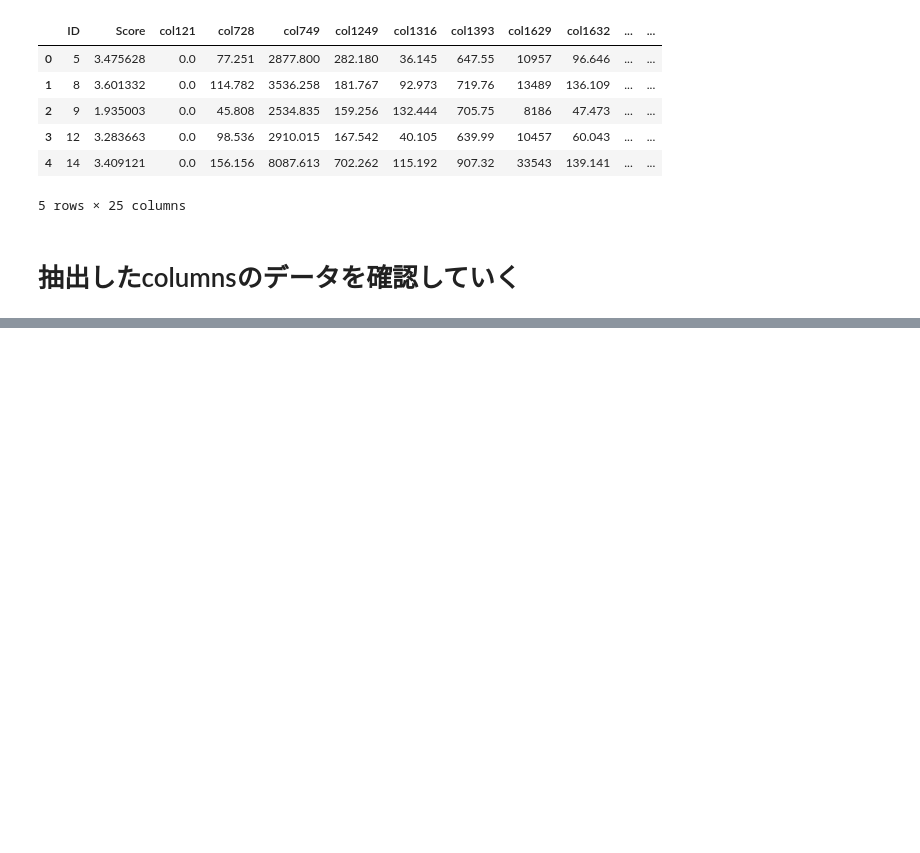
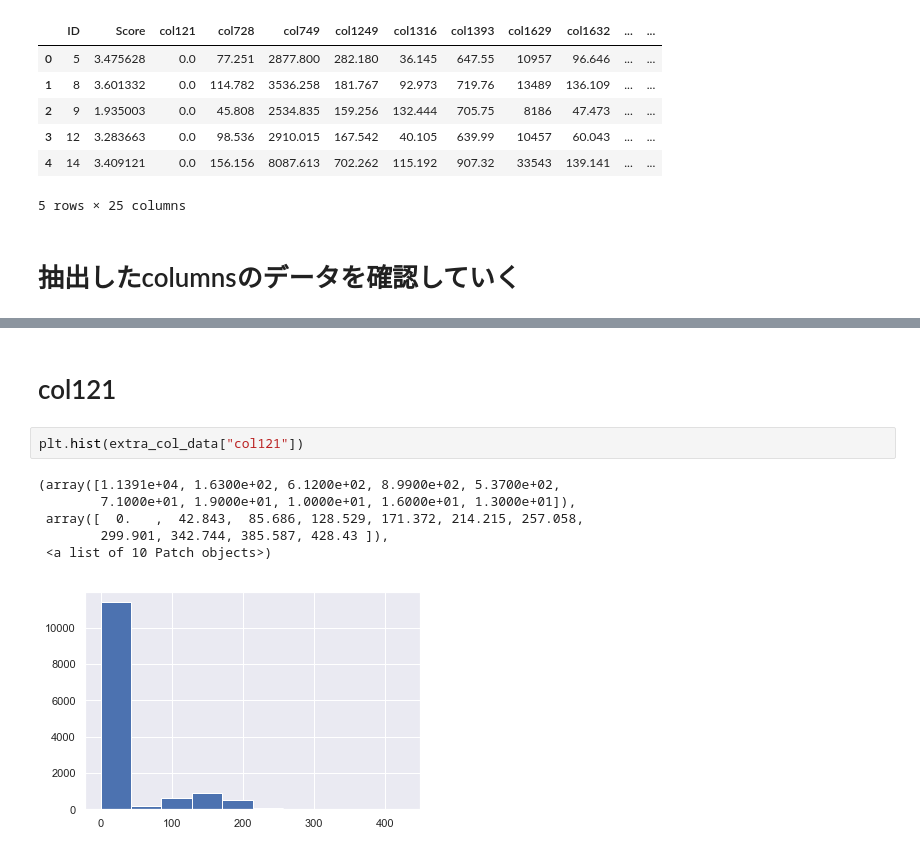
Before and after one commit to its1b3g-kteam/tsubaki_work, a Jupyter notebook: コンペ/コンペ_薬.ipynb, the cells around one changed output, grey strips where cells are left out. Drawn from its saved outputs; the diff is of its cells as text; blank space fills up the shorter version.

```diff
--- a/コンペ/コンペ_薬.ipynb
+++ b/コンペ/コンペ_薬.ipynb
@@ -196,0 +211,11 @@ extra_col_data.head()
+# %% [markdown]
+# col121
+# %%
+plt.hist(extra_col_data["col121"])
+# %% [output]
+(array([1.1391e+04, 1.6300e+02, 6.1200e+02, 8.9900e+02, 5.3700e+02,
+        7.1000e+01, 1.9000e+01, 1.0000e+01, 1.6000e+01, 1.3000e+01]),
+ array([  0.   ,  42.843,  85.686, 128.529, 171.372, 214.215, 257.058,
+        299.901, 342.744, 385.587, 428.43 ]),
+ <a list of 10 Patch objects>)
+[figure, added]
```
Also changed, not shown: parts of 29 cells of this notebook.
